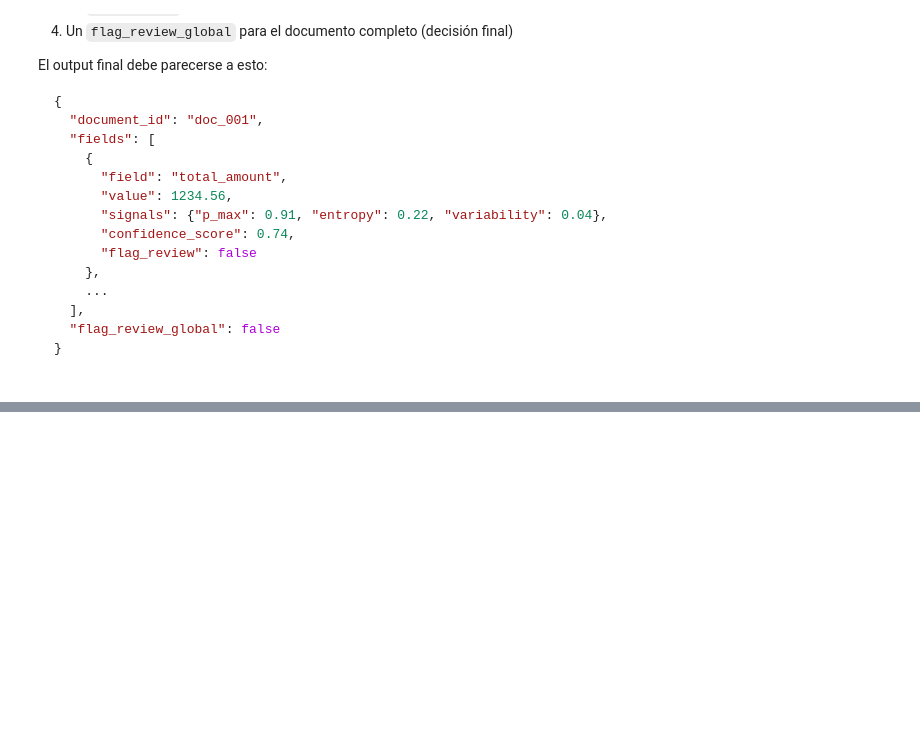
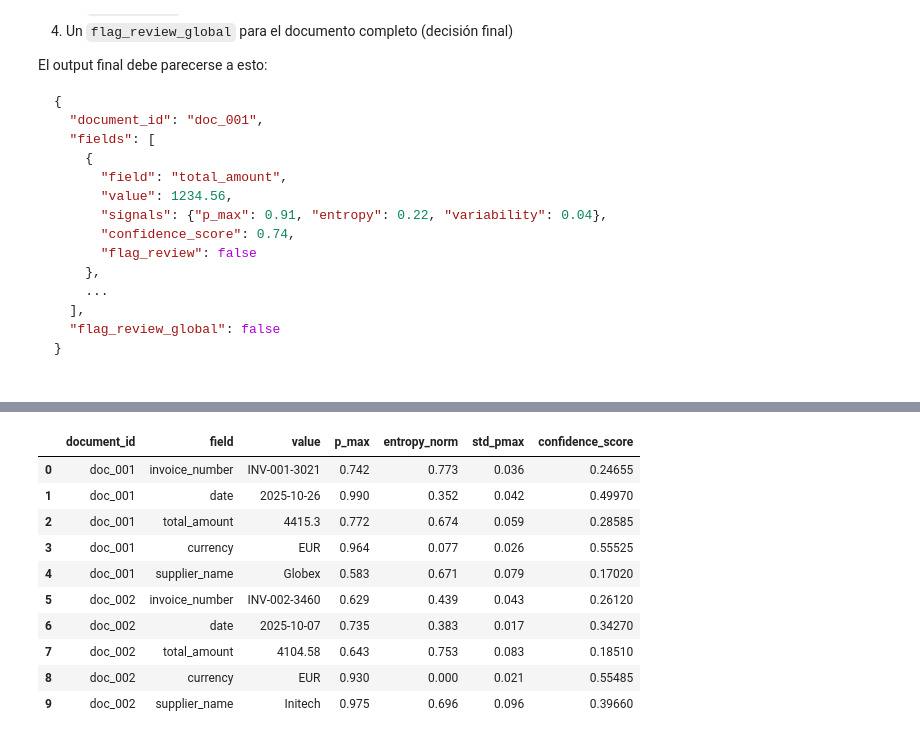
Before and after one commit to JorgeDataScientist/ml-uncertainty-lab, a Jupyter notebook: 06_field_level_confidence/06_field_level_confidence.ipynb, the cells around one changed output, grey strips where cells are left out. Saved outputs shown, nothing was run; the diff lists cells and outputs as text; code cells hidden in the pictures; blank space fills up the shorter version.

```diff
--- a/06_field_level_confidence/06_field_level_confidence.ipynb
+++ b/06_field_level_confidence/06_field_level_confidence.ipynb
@@ -47,0 +644,43 @@ El output final debe parecerse a esto:
+# %%
+# CELDA 4 — Cálculo del score compuesto por campo
+
+# Pesos iniciales (criterio operativo, no mágico)
+W_CONF = 0.60      # peso de la confianza directa
+W_ENTROPY = 0.25   # penalización por ambigüedad
+W_VARIABILITY = 0.15  # penalización por inestabilidad
+
+def compute_confidence_score(p_max, entropy_norm, std_pmax):
+    """
+    Score compuesto por campo.
+    Retorna un valor en [0, 1].
+    """
+    score = (
+        W_CONF * p_max
+        - W_ENTROPY * entropy_norm
+        - W_VARIABILITY * std_pmax
+    )
+    # Aseguramos rango válido
+    return float(np.clip(score, 0.0, 1.0))
+
+# Aplicamos el score a cada fila
+df_fields["confidence_score"] = df_fields.apply(
+    lambda r: compute_confidence_score(
+        r["p_max"], r["entropy_norm"], r["std_pmax"]
+    ),
+    axis=1
+)
+
+# Vista rápida
+df_fields.head(10)
+# %% [output]
+|  | document_id | field | value | p_max | entropy_norm | std_pmax | confidence_score |
+| 0 | doc_001 | invoice_number | INV-001-3021 | 0.742 | 0.773 | 0.036 | 0.24655 |
+| 1 | doc_001 | date | 2025-10-26 | 0.990 | 0.352 | 0.042 | 0.49970 |
+| 2 | doc_001 | total_amount | 4415.3 | 0.772 | 0.674 | 0.059 | 0.28585 |
+| 3 | doc_001 | currency | EUR | 0.964 | 0.077 | 0.026 | 0.55525 |
+| 4 | doc_001 | supplier_name | Globex | 0.583 | 0.671 | 0.079 | 0.17020 |
+| 5 | doc_002 | invoice_number | INV-002-3460 | 0.629 | 0.439 | 0.043 | 0.26120 |
+| 6 | doc_002 | date | 2025-10-07 | 0.735 | 0.383 | 0.017 | 0.34270 |
+| 7 | doc_002 | total_amount | 4104.58 | 0.643 | 0.753 | 0.083 | 0.18510 |
+| 8 | doc_002 | currency | EUR | 0.930 | 0.000 | 0.021 | 0.55485 |
+| 9 | doc_002 | supplier_name | Initech | 0.975 | 0.696 | 0.096 | 0.39660 |
```
Also changed, not shown: parts of 29 cells of this notebook.
